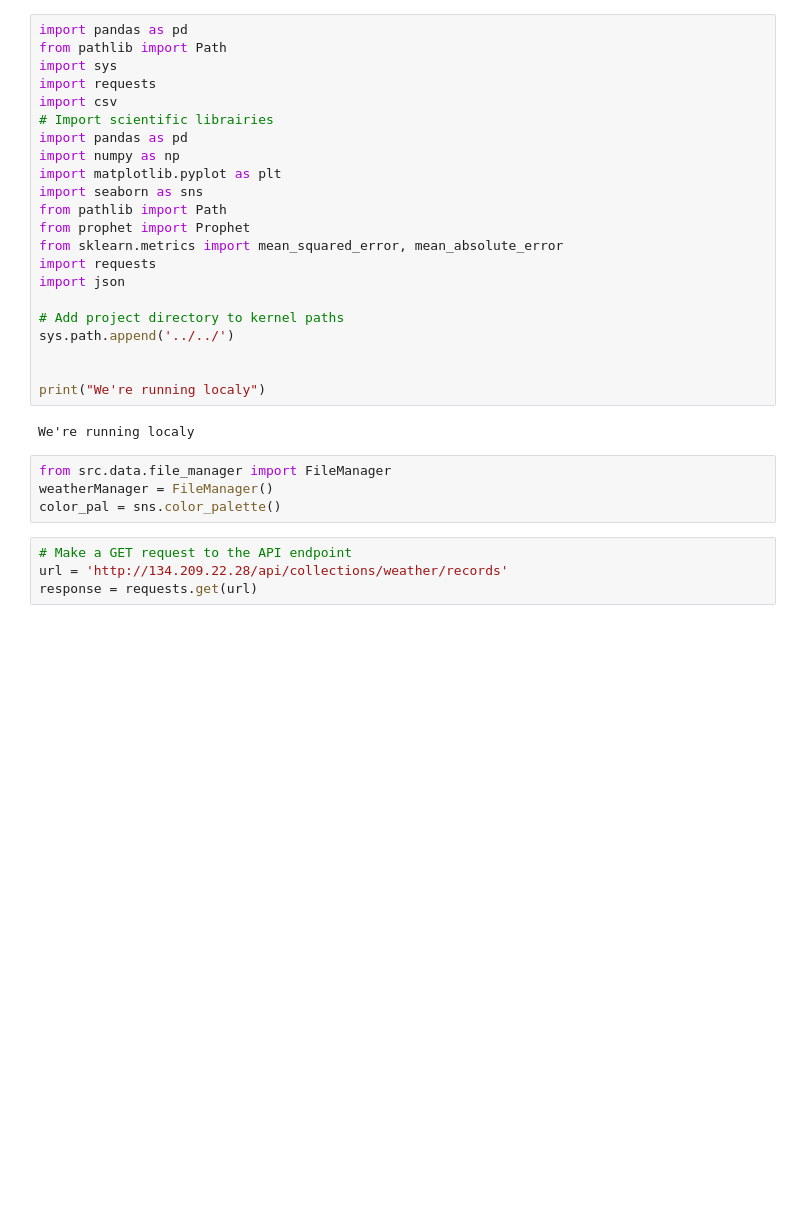
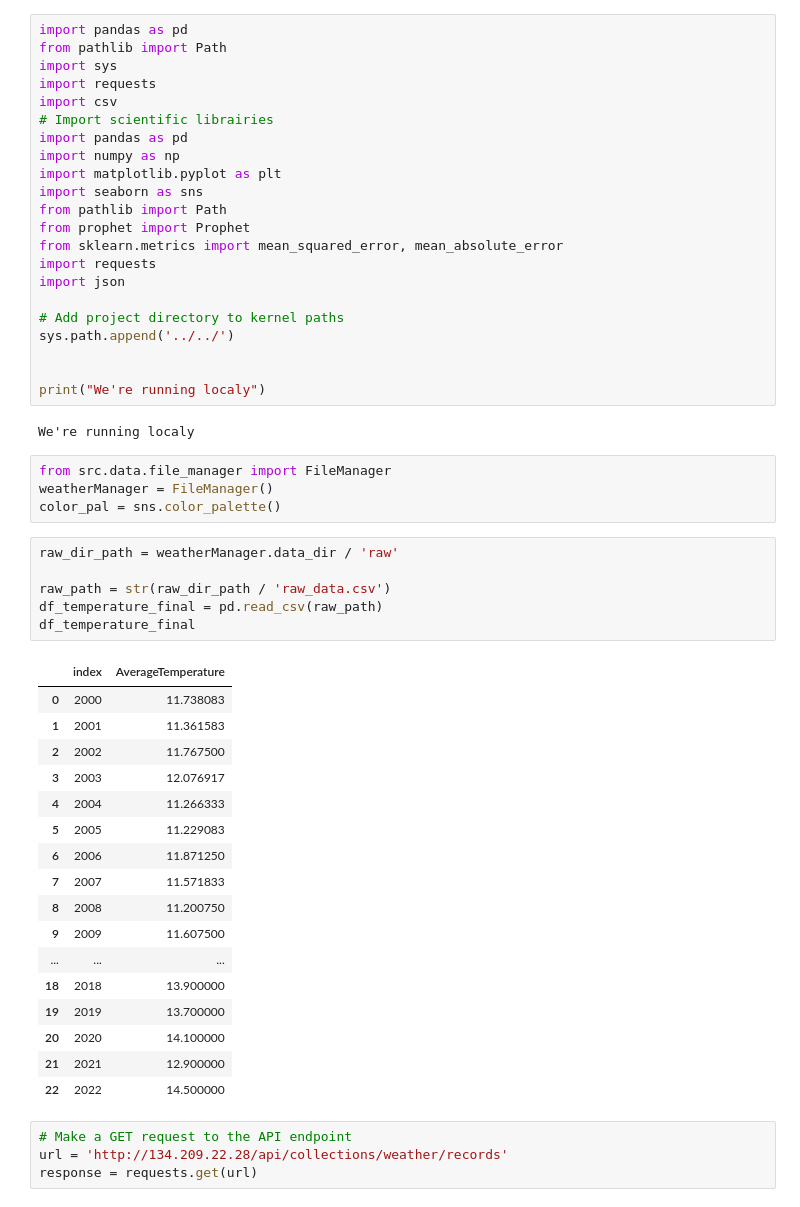
Before and after one commit to DylanLavoue/IA_Voltron, a Jupyter notebook: voltron_ia/notebooks/dataprocessing_vigne/data_theo.ipynb, the cells around one changed output. Cells and saved outputs as stored; diff of their text form; blank space fills up the shorter version.

```diff
--- a/voltron_ia/notebooks/dataprocessing_vigne/data_theo.ipynb
+++ b/voltron_ia/notebooks/dataprocessing_vigne/data_theo.ipynb
@@ -26,6 +26,30 @@ We're running localy
 from src.data.file_manager import FileManager
 weatherManager = FileManager()
 color_pal = sns.color_palette()
+# %%
+raw_dir_path = weatherManager.data_dir / 'raw'
+
+raw_path = str(raw_dir_path / 'raw_data.csv')
+df_temperature_final = pd.read_csv(raw_path)
+df_temperature_final
+# %% [output]
+|  | index | AverageTemperature |
+| 0 | 2000 | 11.738083 |
+| 1 | 2001 | 11.361583 |
+| 2 | 2002 | 11.767500 |
+| 3 | 2003 | 12.076917 |
+| 4 | 2004 | 11.266333 |
+| 5 | 2005 | 11.229083 |
+| 6 | 2006 | 11.871250 |
+| 7 | 2007 | 11.571833 |
+| 8 | 2008 | 11.200750 |
+| 9 | 2009 | 11.607500 |
+| ... | ... | ... |
+| 18 | 2018 | 13.900000 |
+| 19 | 2019 | 13.700000 |
+| 20 | 2020 | 14.100000 |
+| 21 | 2021 | 12.900000 |
+| 22 | 2022 | 14.500000 |
 # %%
 # Make a GET request to the API endpoint
 url = 'http://134.209.22.28/api/collections/weather/records'
```
Also changed, not shown: parts of 11 cells of this notebook, 6 other files.
